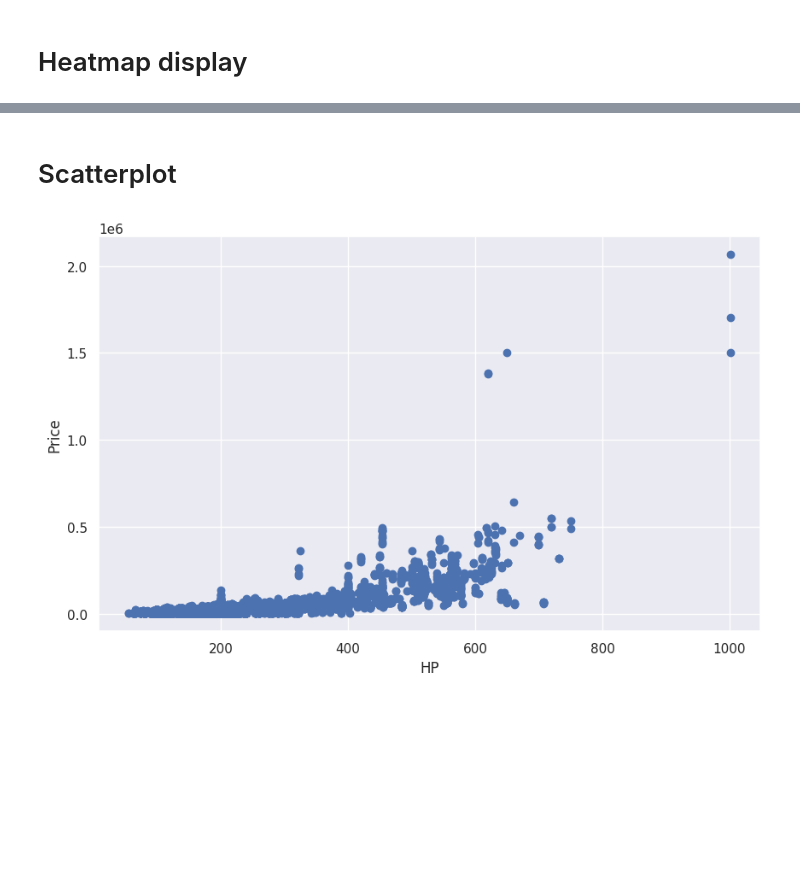
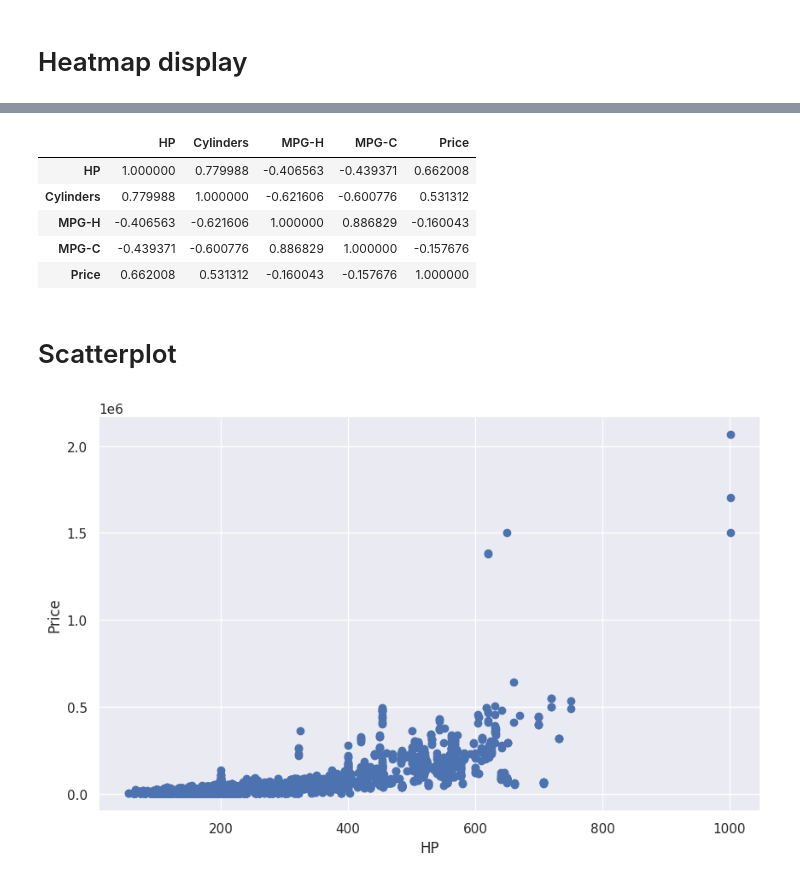
Before and after one commit to mdkamrulhasan/data_mining_kdd, a Jupyter notebook: notebooks/Exploratory_data_Analysis_automobile.ipynb, the cells around one changed output, grey strips where cells are left out. Cells and saved outputs as stored; diff of their text form; code cells hidden in the pictures; blank space fills up the shorter version.

```diff
--- a/notebooks/Exploratory_data_Analysis_automobile.ipynb
+++ b/notebooks/Exploratory_data_Analysis_automobile.ipynb
@@ -356,3 +367,12 @@ c
+# %%
+c
+# %% [output]
+|  | HP | Cylinders | MPG-H | MPG-C | Price |
+| HP | 1.000000 | 0.779988 | -0.406563 | -0.439371 | 0.662008 |
+| Cylinders | 0.779988 | 1.000000 | -0.621606 | -0.600776 | 0.531312 |
+| MPG-H | -0.406563 | -0.621606 | 1.000000 | 0.886829 | -0.160043 |
+| MPG-C | -0.439371 | -0.600776 | 0.886829 | 1.000000 | -0.157676 |
+| Price | 0.662008 | 0.531312 | -0.160043 | -0.157676 | 1.000000 |
 # %% [markdown]
 # Scatterplot
 # %%
```
Also changed, not shown: parts of 17 cells of this notebook.
